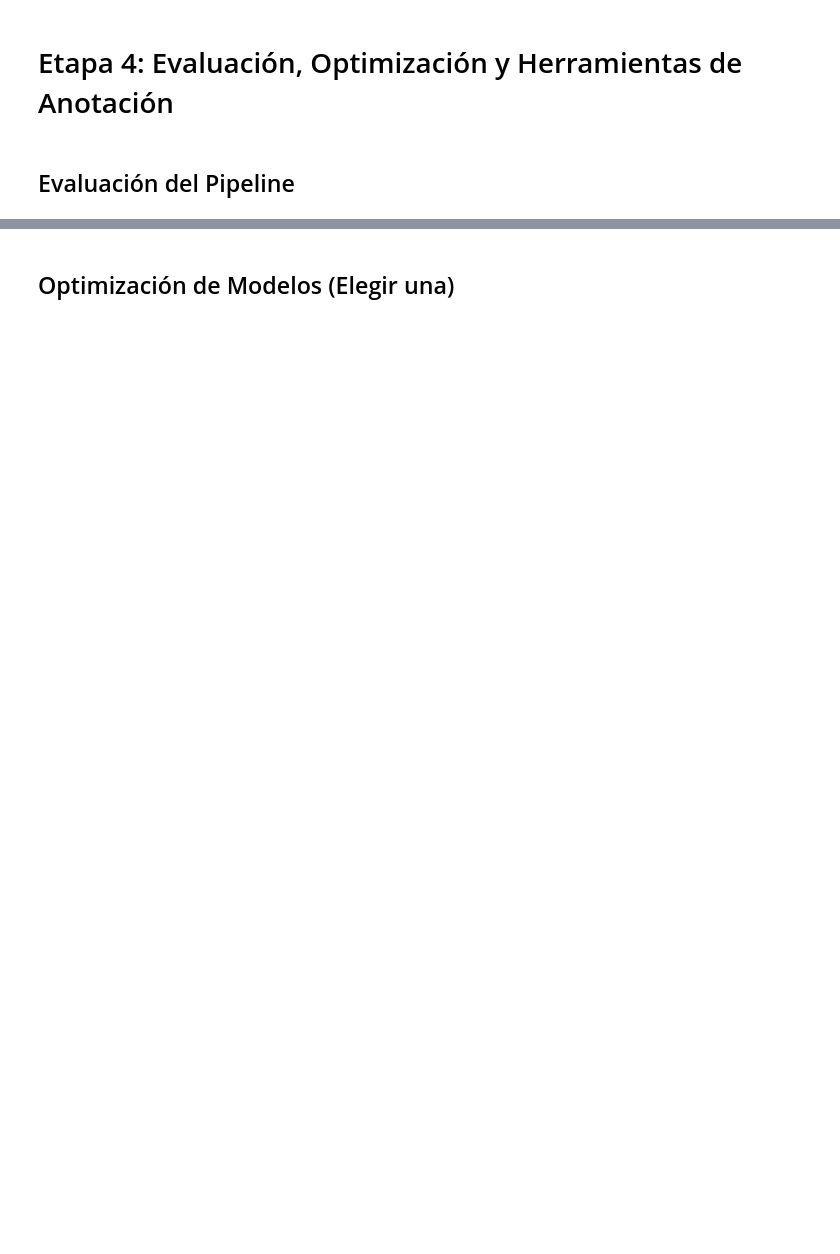
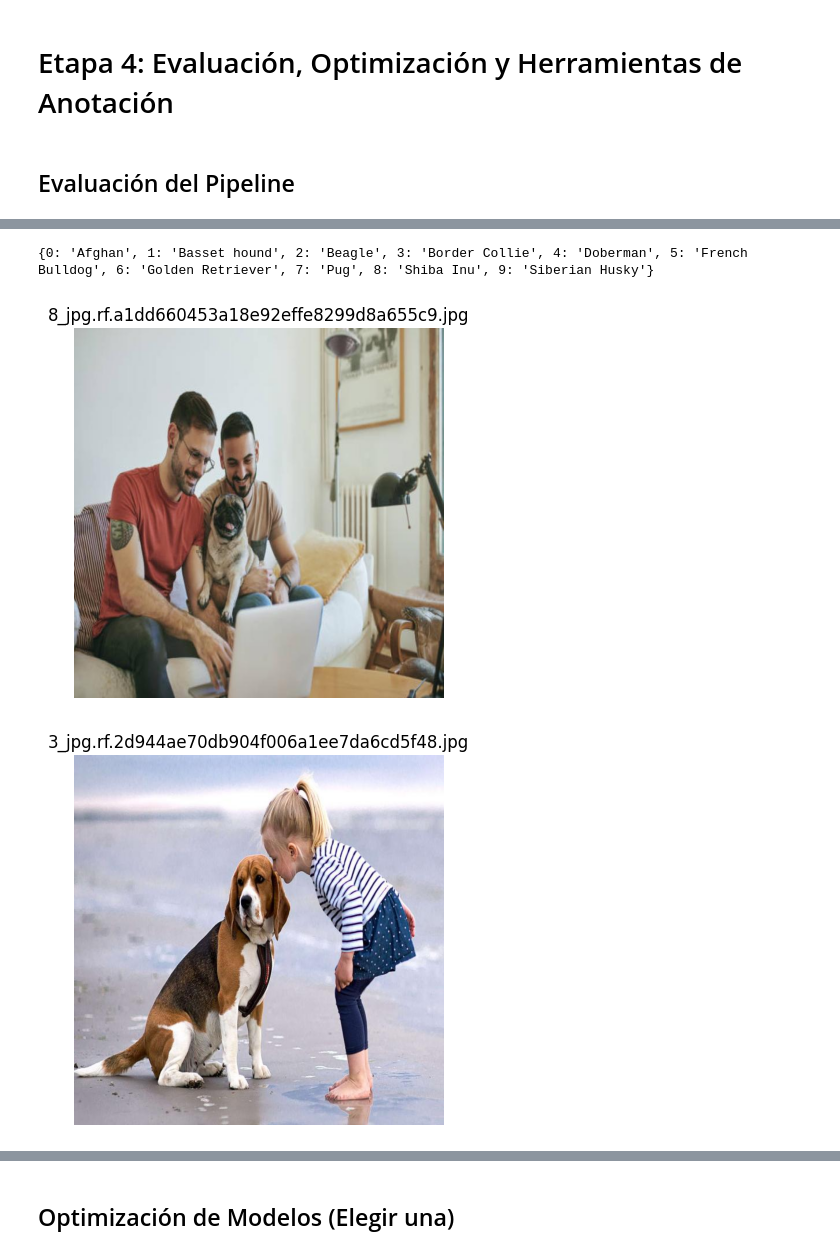
Before and after one commit to juanazorzolo/TP-CV-ZORZOLO, a Jupyter notebook: TP_CV_ZORZOLO.ipynb, the cells around one changed output, grey strips where cells are left out. Saved outputs shown, nothing was run; the diff lists cells and outputs as text; code cells hidden in the pictures; blank space fills up the shorter version.

```diff
--- a/TP_CV_ZORZOLO.ipynb
+++ b/TP_CV_ZORZOLO.ipynb
@@ -773,0 +1385,25 @@ plt.show()
+# %%
+id_to_raza = {i: clase for i, clase in enumerate(data_yaml['names'])}
+print(id_to_raza)
+# %% [output]
+{0: 'Afghan', 1: 'Basset hound', 2: 'Beagle', 3: 'Border Collie', 4: 'Doberman', 5: 'French Bulldog', 6: 'Golden Retriever', 7: 'Pug', 8: 'Shiba Inu', 9: 'Siberian Husky'}
+# %%
+import matplotlib.pyplot as plt
+import cv2
+import os
+
+# Ruta a algunas imágenes de entrenamiento
+image_folder = "/content/tp_cv-1/train/images"
+image_files = os.listdir(image_folder)
+
+# Mostrar las primeras 3
+for img_file in image_files[:3]:
+    img = cv2.imread(os.path.join(image_folder, img_file))
+    img = cv2.cvtColor(img, cv2.COLOR_BGR2RGB)
+    plt.imshow(img)
+    plt.title(img_file)
+    plt.axis('off')
+    plt.show()
+# %% [output]
+[figure, added]
+[figure, added]
```
Also changed, not shown: parts of 63 cells of this notebook.
